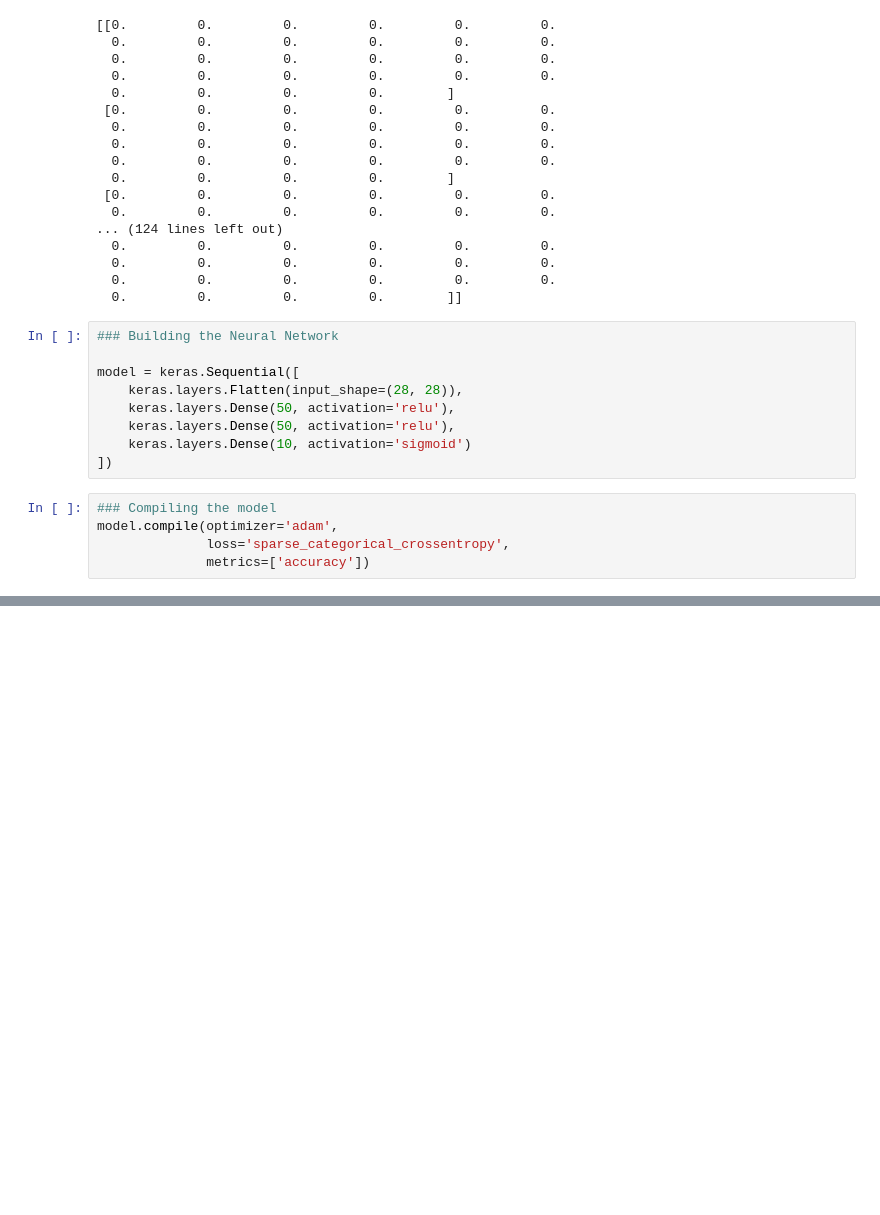
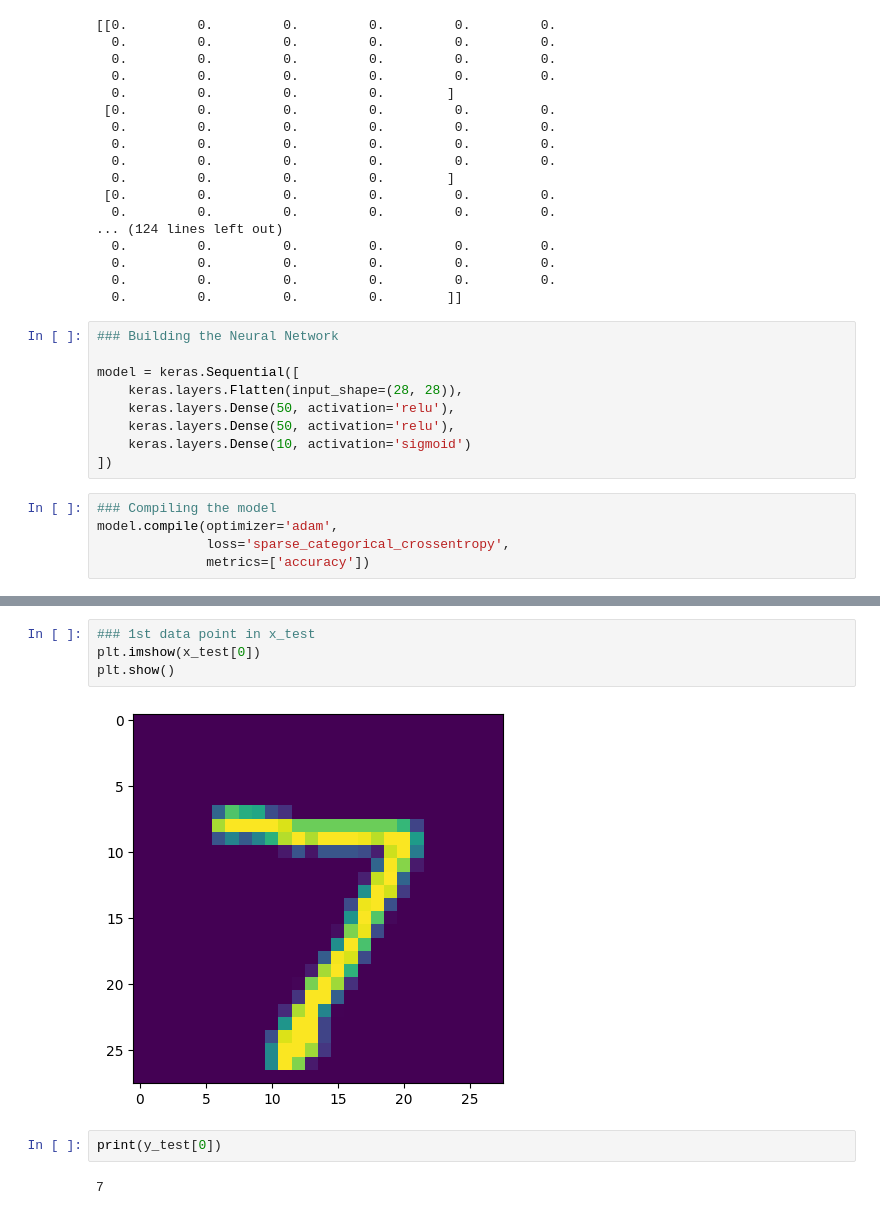
Before and after one commit to adityakashyap5047/DL, a Jupyter notebook: MNIST Hand Written Classification.ipynb/MNIST.ipynb, the cells around one changed output, grey strips where cells are left out. Cells and saved outputs as stored; diff of their text form; blank space fills up the shorter version.

```diff
--- a/MNIST Hand Written Classification.ipynb/MNIST.ipynb
+++ b/MNIST Hand Written Classification.ipynb/MNIST.ipynb
@@ -108,0 +141,10 @@ model.compile(optimizer='adam',
+# %%
+### 1st data point in x_test
+plt.imshow(x_test[0])
+plt.show()
+# %% [output]
+[figure, added]
+# %%
+print(y_test[0])
+# %% [output]
+7
```
Also changed, not shown: parts of 5 cells of this notebook.
